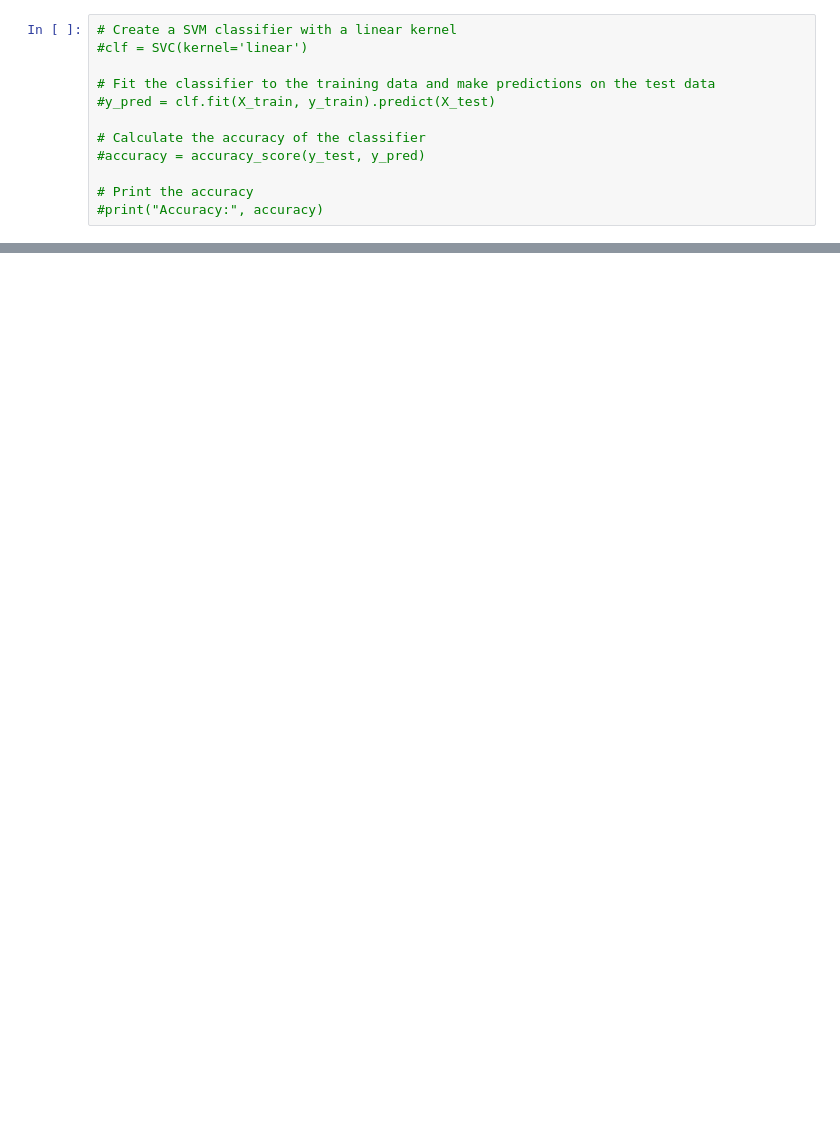
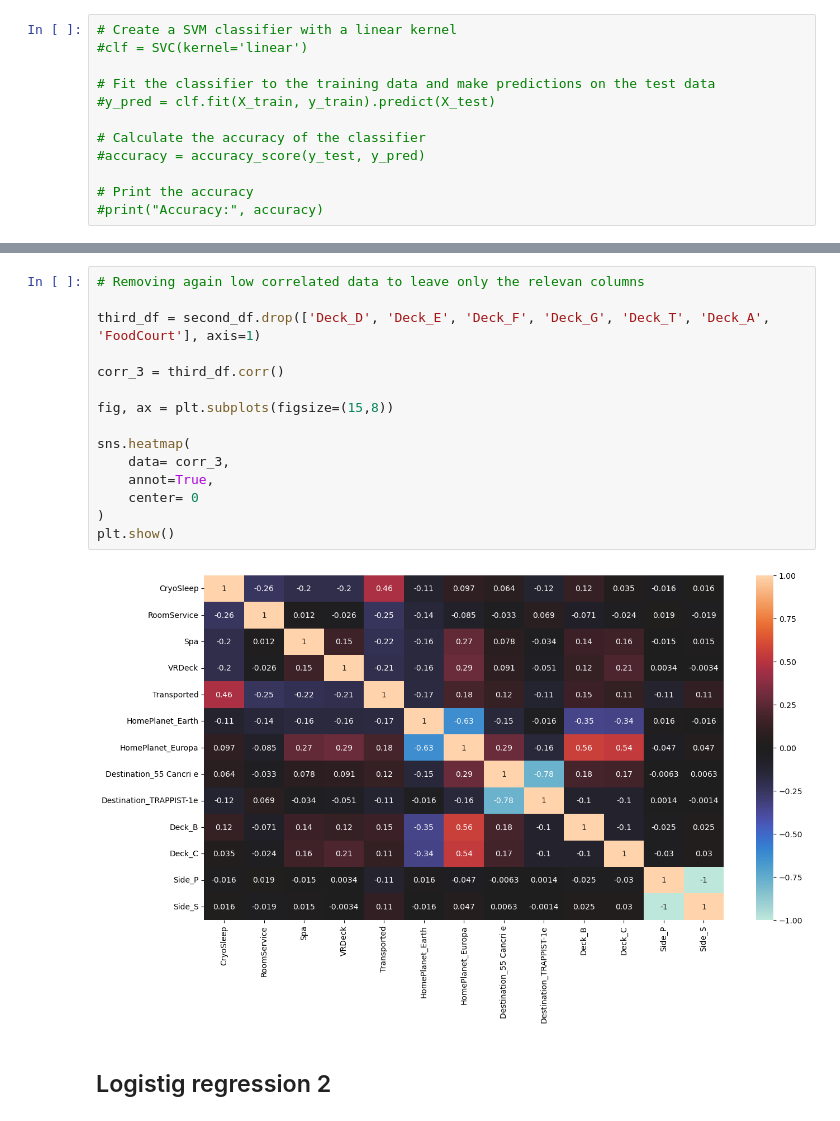
Before and after one commit to Alejolamilla/Spaceship-Titanic, a Jupyter notebook: spaceship_titanic.ipynb, the cells around one changed output, grey strips where cells are left out. Saved outputs shown, nothing was run; the diff lists cells and outputs as text; blank space fills up the shorter version.

```diff
--- a/spaceship_titanic.ipynb
+++ b/spaceship_titanic.ipynb
@@ -301,0 +305,19 @@ Accuracy: 0.7367624810892587
+# %%
+# Removing again low correlated data to leave only the relevan columns
+
+third_df = second_df.drop(['Deck_D', 'Deck_E', 'Deck_F', 'Deck_G', 'Deck_T', 'Deck_A', 'FoodCourt'], axis=1)
+
+corr_3 = third_df.corr()
+
+fig, ax = plt.subplots(figsize=(15,8))
+
+sns.heatmap(
+    data= corr_3,
+    annot=True,
+    center= 0
+)
+plt.show()
+# %% [output]
+[figure, added]
+# %% [markdown]
+## Logistig regression 2
```
Also changed, not shown: parts of 17 cells of this notebook.
